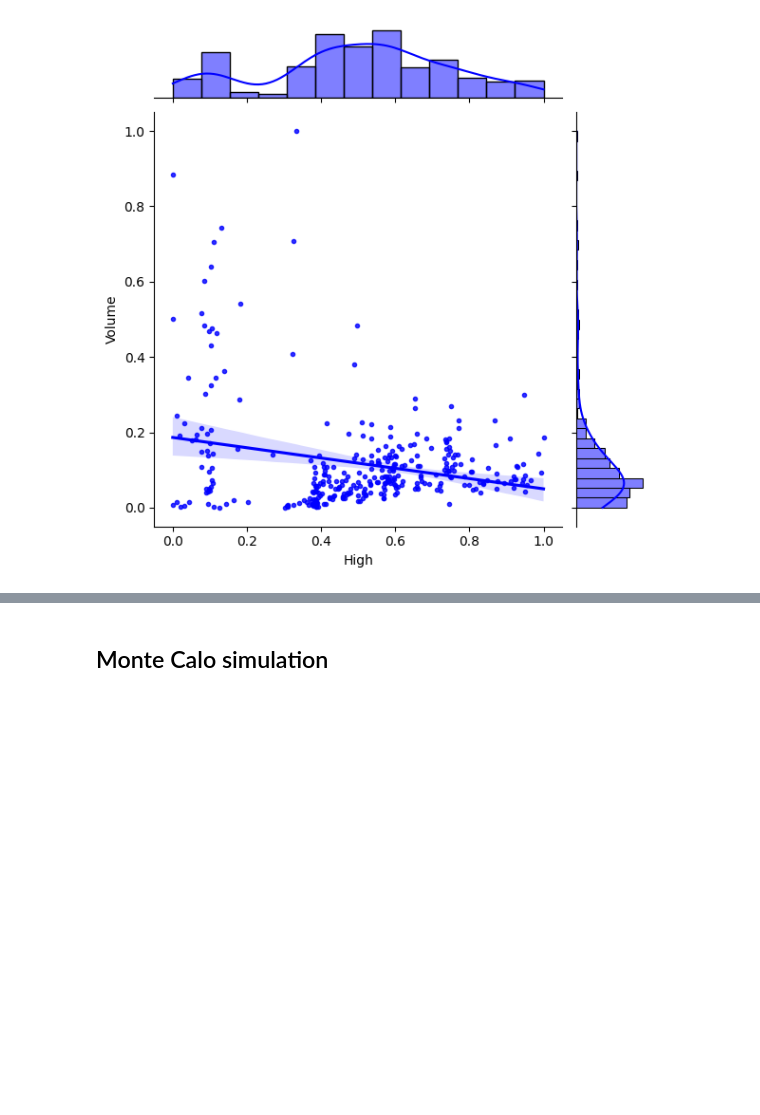
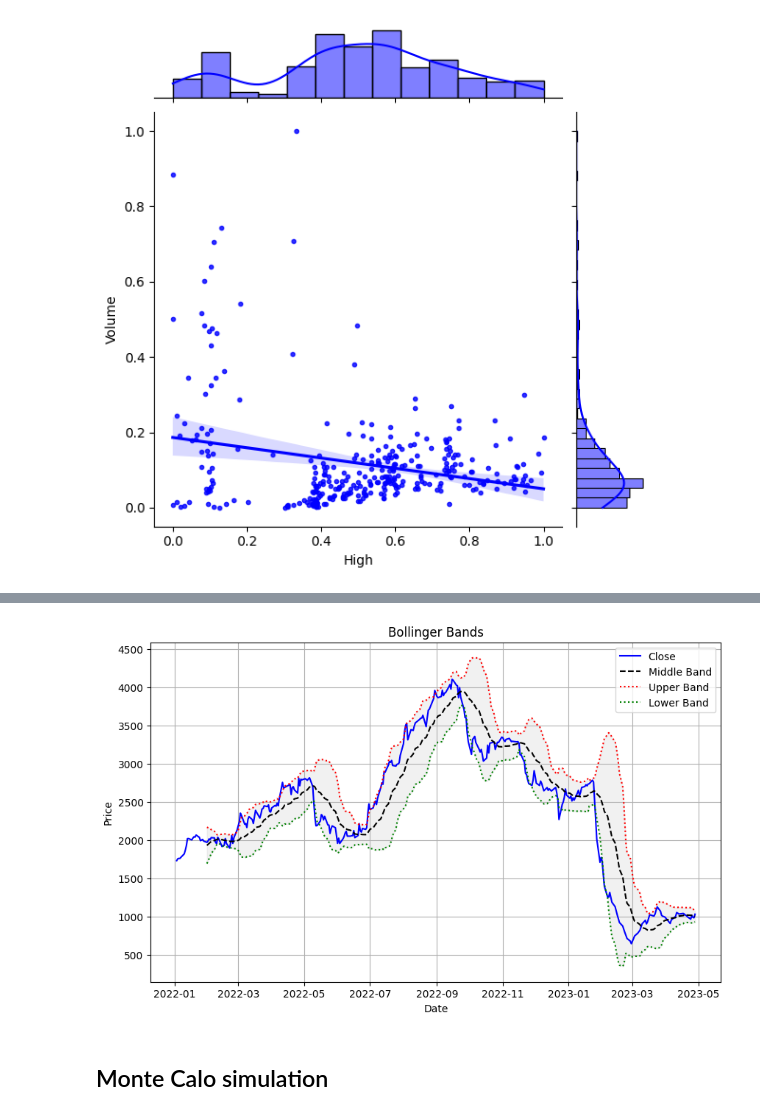
Before and after one commit to arunp77/Machine-Learning, a Jupyter notebook: Projects-ML/Monte-carlo-simulation.ipynb, the cells around one changed output, grey strips where cells are left out. Cells and saved outputs as stored; diff of their text form; code cells hidden in the pictures; blank space fills up the shorter version.

```diff
--- a/Projects-ML/Monte-carlo-simulation.ipynb
+++ b/Projects-ML/Monte-carlo-simulation.ipynb
@@ -807,0 +894,4 @@ plt.show()
+# %%
+adani_df4 = adani_df0.copy()
+
+adani_df4.head()
@@ -807,0 +1001,16 @@ plt.show()
+# %%
+# Specify the period and the number of standard deviations
+period = 20
+num_std = 2
+
+# Calculate the middle band (MB) using a Simple Moving Average (SMA)
+adani_df4['MB'] = adani_df4['Close'].rolling(window=period).mean()
+
+# Calculate the standard deviation (SD) using the same period
+adani_df4['SD'] = adani_df4['Close'].rolling(window=period).std()
+
+# Calculate the upper band (UB) and lower band (LB)
+adani_df4['UB'] = adani_df4['MB'] + (num_std * adani_df4['SD'])
+adani_df4['LB'] = adani_df4['MB'] - (num_std * adani_df4['SD'])
+
+adani_df4.head()
@@ -808,3 +1025,35 @@ plt.show()
+# %%
+# Plot the closing prices
+plt.figure(figsize=(10, 6))
+plt.plot(adani_df4.index, adani_df4['Close'], label='Close', color='blue')
+
+# Plot the middle band (MB)
+plt.plot(adani_df4.index, adani_df4['MB'], label='Middle Band', color='black', linestyle = '--')
+
+# Plot the upper band (UB)
+plt.plot(adani_df4.index, adani_df4['UB'], label='Upper Band', color='red', linestyle = ':')
+
+# Plot the lower band (LB)
+plt.plot(adani_df4.index, adani_df4['LB'], label='Lower Band', color='green', linestyle = ':')
+
+
+# Shade the area between UB and LB
+plt.fill_between(adani_df4.index, adani_df4['UB'], adani_df4['LB'], color='lightgray', alpha=0.3)
+
+
+# Add labels and title
+plt.xlabel('Date')
+plt.ylabel('Price')
+plt.title('Bollinger Bands')
+plt.grid(True)
+
+# Add legend
+plt.legend()
+
+# Display the plot
+plt.show()
+# %% [output]
+[figure, added]
 # %% [markdown]
 ## Monte Calo simulation
 # %%
```
Also changed, not shown: parts of 12 cells of this notebook.
